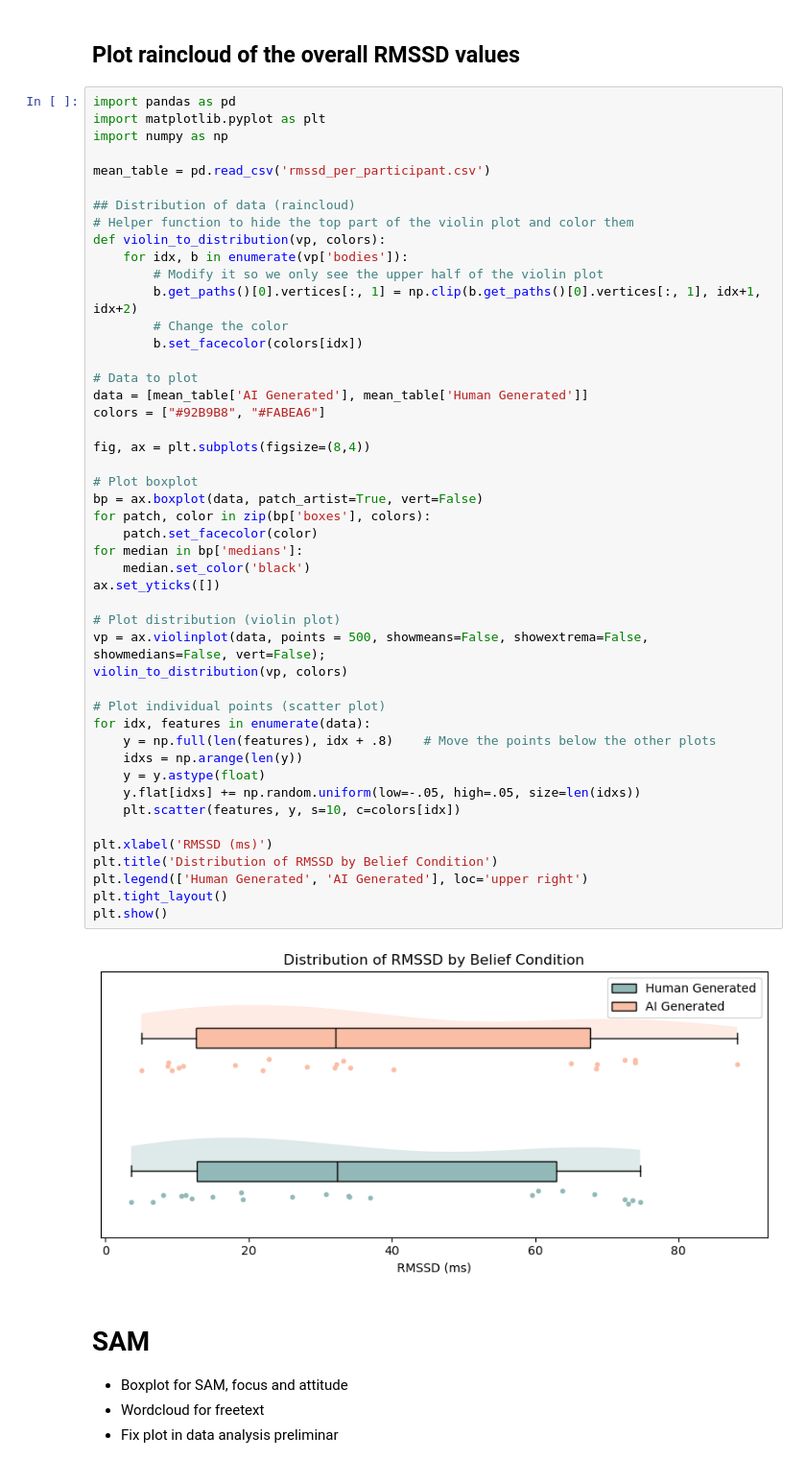
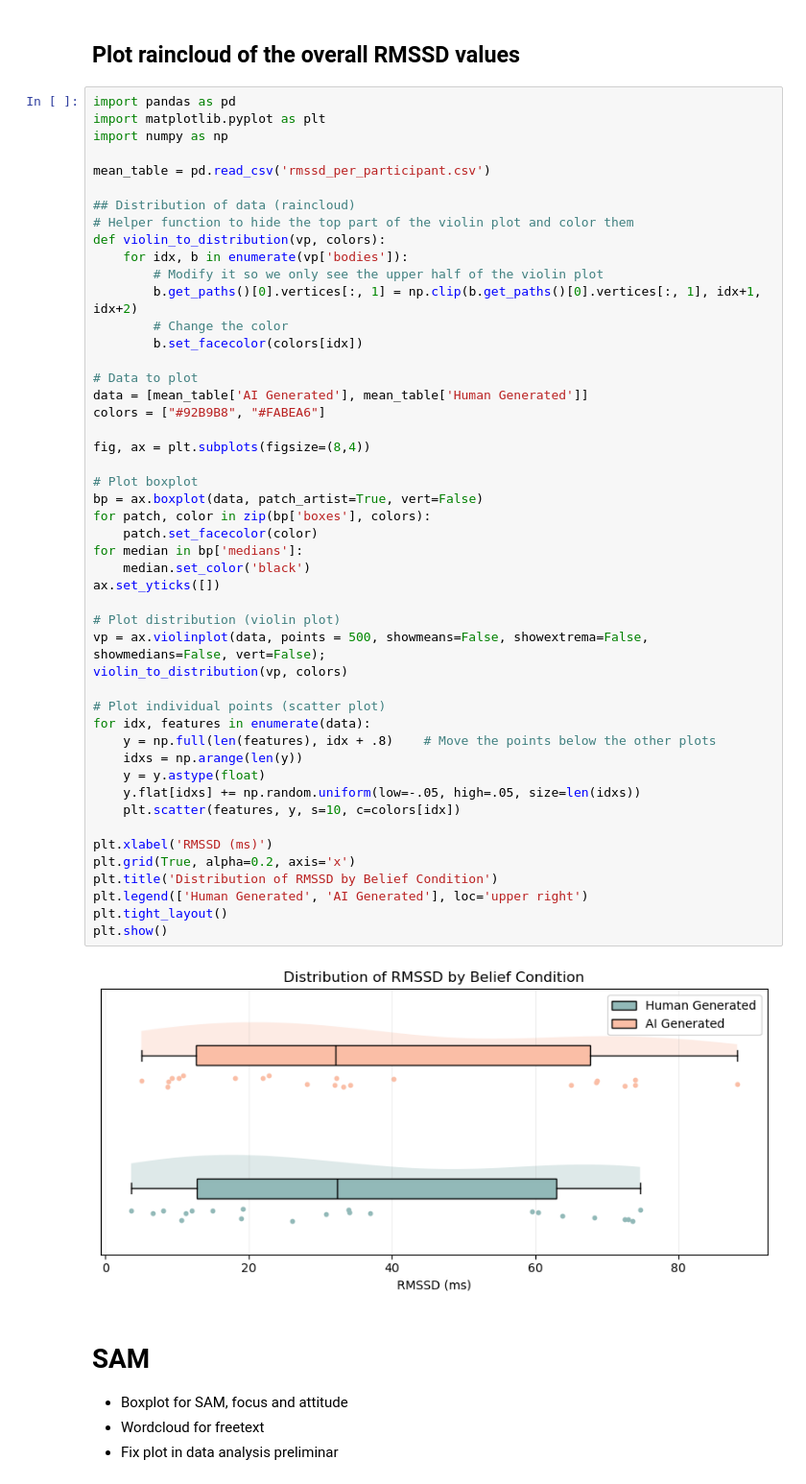
Before and after one commit to BalducciFrancesco/02455-Experiment-In-Cognitive-Science, a Jupyter notebook: analysis/data_visualization.ipynb, the cells around one changed output. Shown: that part at 96% size. Saved outputs shown, nothing was run; the diff lists cells and outputs as text.

Commit message:
fine-tuned plots

```diff
--- a/analysis/data_visualization.ipynb
+++ b/analysis/data_visualization.ipynb
@@ -205,34 +205,35 @@ data = [mean_table['AI Generated'], mean_table['Human Generated']]
 colors = ["#92B9B8", "#FABEA6"]
 
 fig, ax = plt.subplots(figsize=(8,4))
 
 # Plot boxplot
 bp = ax.boxplot(data, patch_artist=True, vert=False)
 for patch, color in zip(bp['boxes'], colors):
     patch.set_facecolor(color)
 for median in bp['medians']:
     median.set_color('black')
 ax.set_yticks([])
 
 # Plot distribution (violin plot)
 vp = ax.violinplot(data, points = 500, showmeans=False, showextrema=False, showmedians=False, vert=False);
 violin_to_distribution(vp, colors)
 
 # Plot individual points (scatter plot)
 for idx, features in enumerate(data):
     y = np.full(len(features), idx + .8)    # Move the points below the other plots
     idxs = np.arange(len(y))
     y = y.astype(float)
     y.flat[idxs] += np.random.uniform(low=-.05, high=.05, size=len(idxs))
     plt.scatter(features, y, s=10, c=colors[idx])
 
 plt.xlabel('RMSSD (ms)')
+plt.grid(True, alpha=0.2, axis='x')
 plt.title('Distribution of RMSSD by Belief Condition')
 plt.legend(['Human Generated', 'AI Generated'], loc='upper right')
 plt.tight_layout()
 plt.show()
 # %% [output]
-[figure, old version]
+[figure, new version]
 # %% [markdown]
 # SAM
 - Boxplot for SAM, focus and attitude
```
